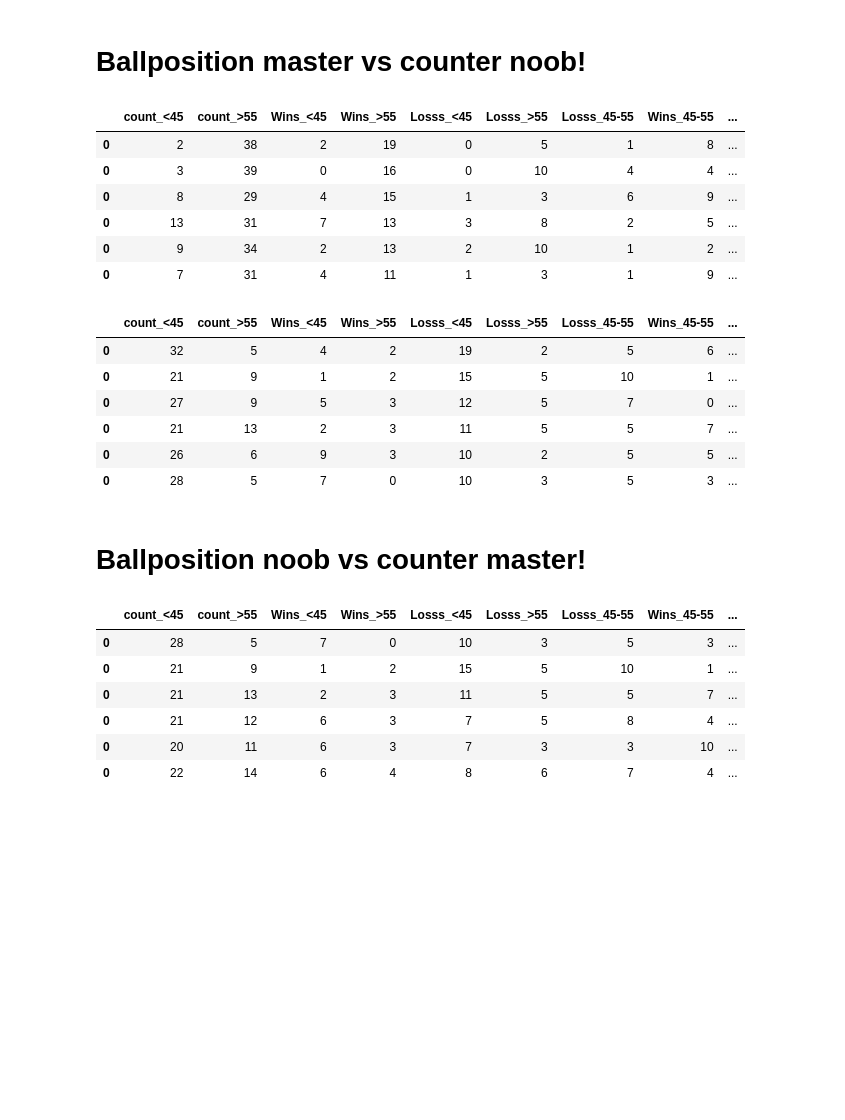
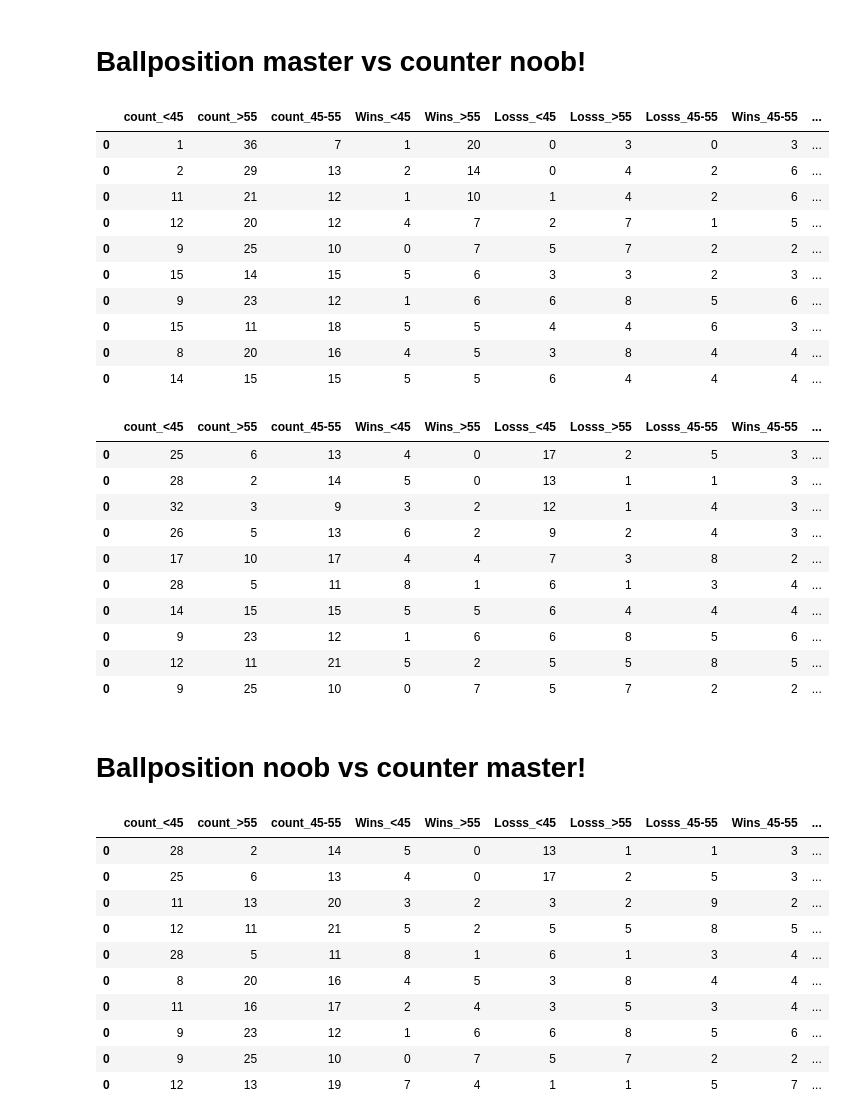
Before and after one commit to mgebele/football_stats, a Jupyter notebook: football_live.ipynb, the cells around one changed output. Drawn from its saved outputs; the diff is of its cells as text; code cells hidden in the pictures; blank space fills up the shorter version.

```diff
--- a/football_live.ipynb
+++ b/football_live.ipynb
@@ -13,7 +13,7 @@ from sqlalchemy.sql import text
 from sqlalchemy import create_engine
 
 pd.options.display.float_format = "{:,.3f}".format
-pd.set_option('display.max_rows', 15)
+pd.set_option('display.max_rows', 20)
 warnings.filterwarnings('ignore')
 
 # TEAMNAMES value in teamnamedict must match the htdatan teamname!
@@ -80,7 +80,7 @@ cleaned_names_saissons
 # %%
 odds_league = "fra2021"
 global saison
-saison = cleaned_names_saissons[1]
+saison = cleaned_names_saissons[2]
 # %%
 print(saison)
 
@@ -559,7 +565,6 @@ for xg_team in teamsoptions:
         dfxg_homexg_complete_game_all_bps = dfxg_homexg_complete_game_all_bps.diff(axis=1)
         dfxg_awayxg_complete_game_all_bps = dfxg_awayxg_complete_game_all_bps.diff(axis=1)
         pd.set_option('display.max_columns', None)
-        pd.set_option('display.max_rows', 6)
         # delete games where there is no two halftimes!
         df4Complete = df4Complete[df4Complete.groupby(
             'Opponent')['Opponent'].transform('size') >= 2]
@@ -729,7 +715,7 @@ df_team_agg_playstyle_all["Wins_>55_perc"] = df_team_agg_playstyle_all["Wins_>55
 df_team_agg_playstyle_all["Losss_45-55_perc"] = df_team_agg_playstyle_all["Losss_45-55"] *  100 / df_team_agg_playstyle_all["count_45-55"]
 df_team_agg_playstyle_all["Losss_<45_perc"] = df_team_agg_playstyle_all["Losss_<45"] *  100 / df_team_agg_playstyle_all["count_<45"]
 df_team_agg_playstyle_all["Losss_>55_perc"] = df_team_agg_playstyle_all["Losss_>55"] *  100 / df_team_agg_playstyle_all["count_>55"]
-df_team_agg_playstyle_all = df_team_agg_playstyle_all[['count_<45', 'count_>55', 'Wins_<45',
+df_team_agg_playstyle_all = df_team_agg_playstyle_all[['count_<45', 'count_>55', "count_45-55", 'Wins_<45',
     'Wins_>55', 'Losss_<45', 'Losss_>55', 'Losss_45-55', 'Wins_45-55',
         '>55_halftime_xg', '<45_halftime_xg', 'Team',
     'Wins_<45_perc', 'Wins_>55_perc',
@@ -834,37 +822,49 @@ res_list.append([df_team_agg_playstyle_all.sort_values("Wins_<45", ascending=Fal
 # %% [markdown]
 # Ballposition master vs counter noob!
 # %%
-df_team_agg_playstyle_all.sort_values("Wins_>55", ascending=False).head(6)
+df_team_agg_playstyle_all.sort_values("Wins_>55", ascending=False).head(10)
 # %% [output]
-|  | count_<45 | count_>55 | Wins_<45 | Wins_>55 | Losss_<45 | Losss_>55 | Losss_45-55 | Wins_45-55 | ... |
-| 0 | 2 | 38 | 2 | 19 | 0 | 5 | 1 | 8 | ... |
-| 0 | 3 | 39 | 0 | 16 | 0 | 10 | 4 | 4 | ... |
-| 0 | 8 | 29 | 4 | 15 | 1 | 3 | 6 | 9 | ... |
-| 0 | 13 | 31 | 7 | 13 | 3 | 8 | 2 | 5 | ... |
-| 0 | 9 | 34 | 2 | 13 | 2 | 10 | 1 | 2 | ... |
-| 0 | 7 | 31 | 4 | 11 | 1 | 3 | 1 | 9 | ... |
+|  | count_<45 | count_>55 | count_45-55 | Wins_<45 | Wins_>55 | Losss_<45 | Losss_>55 | Losss_45-55 | Wins_45-55 | ... |
+| 0 | 1 | 36 | 7 | 1 | 20 | 0 | 3 | 0 | 3 | ... |
+| 0 | 2 | 29 | 13 | 2 | 14 | 0 | 4 | 2 | 6 | ... |
+| 0 | 11 | 21 | 12 | 1 | 10 | 1 | 4 | 2 | 6 | ... |
+| 0 | 12 | 20 | 12 | 4 | 7 | 2 | 7 | 1 | 5 | ... |
+| 0 | 9 | 25 | 10 | 0 | 7 | 5 | 7 | 2 | 2 | ... |
+| 0 | 15 | 14 | 15 | 5 | 6 | 3 | 3 | 2 | 3 | ... |
+| 0 | 9 | 23 | 12 | 1 | 6 | 6 | 8 | 5 | 6 | ... |
+| 0 | 15 | 11 | 18 | 5 | 5 | 4 | 4 | 6 | 3 | ... |
+| 0 | 8 | 20 | 16 | 4 | 5 | 3 | 8 | 4 | 4 | ... |
+| 0 | 14 | 15 | 15 | 5 | 5 | 6 | 4 | 4 | 4 | ... |
 # %%
-df_team_agg_playstyle_all.sort_values("Losss_<45", ascending=False).head(6)
+df_team_agg_playstyle_all.sort_values("Losss_<45", ascending=False).head(10)
 # %% [output]
-|  | count_<45 | count_>55 | Wins_<45 | Wins_>55 | Losss_<45 | Losss_>55 | Losss_45-55 | Wins_45-55 | ... |
-| 0 | 32 | 5 | 4 | 2 | 19 | 2 | 5 | 6 | ... |
-| 0 | 21 | 9 | 1 | 2 | 15 | 5 | 10 | 1 | ... |
-| 0 | 27 | 9 | 5 | 3 | 12 | 5 | 7 | 0 | ... |
-| 0 | 21 | 13 | 2 | 3 | 11 | 5 | 5 | 7 | ... |
-| 0 | 26 | 6 | 9 | 3 | 10 | 2 | 5 | 5 | ... |
-| 0 | 28 | 5 | 7 | 0 | 10 | 3 | 5 | 3 | ... |
+|  | count_<45 | count_>55 | count_45-55 | Wins_<45 | Wins_>55 | Losss_<45 | Losss_>55 | Losss_45-55 | Wins_45-55 | ... |
+| 0 | 25 | 6 | 13 | 4 | 0 | 17 | 2 | 5 | 3 | ... |
+| 0 | 28 | 2 | 14 | 5 | 0 | 13 | 1 | 1 | 3 | ... |
+| 0 | 32 | 3 | 9 | 3 | 2 | 12 | 1 | 4 | 3 | ... |
+| 0 | 26 | 5 | 13 | 6 | 2 | 9 | 2 | 4 | 3 | ... |
+| 0 | 17 | 10 | 17 | 4 | 4 | 7 | 3 | 8 | 2 | ... |
+| 0 | 28 | 5 | 11 | 8 | 1 | 6 | 1 | 3 | 4 | ... |
+| 0 | 14 | 15 | 15 | 5 | 5 | 6 | 4 | 4 | 4 | ... |
+| 0 | 9 | 23 | 12 | 1 | 6 | 6 | 8 | 5 | 6 | ... |
+| 0 | 12 | 11 | 21 | 5 | 2 | 5 | 5 | 8 | 5 | ... |
+| 0 | 9 | 25 | 10 | 0 | 7 | 5 | 7 | 2 | 2 | ... |
 # %% [markdown]
 # Ballposition noob vs counter master!
 # %%
-df_team_agg_playstyle_all.sort_values("Wins_>55_perc", ascending=True).head(6)
+df_team_agg_playstyle_all.sort_values("Wins_>55_perc", ascending=True).head(10)
 # %% [output]
-|  | count_<45 | count_>55 | Wins_<45 | Wins_>55 | Losss_<45 | Losss_>55 | Losss_45-55 | Wins_45-55 | ... |
-| 0 | 28 | 5 | 7 | 0 | 10 | 3 | 5 | 3 | ... |
-| 0 | 21 | 9 | 1 | 2 | 15 | 5 | 10 | 1 | ... |
-| 0 | 21 | 13 | 2 | 3 | 11 | 5 | 5 | 7 | ... |
-| 0 | 21 | 12 | 6 | 3 | 7 | 5 | 8 | 4 | ... |
-| 0 | 20 | 11 | 6 | 3 | 7 | 3 | 3 | 10 | ... |
-| 0 | 22 | 14 | 6 | 4 | 8 | 6 | 7 | 4 | ... |
+|  | count_<45 | count_>55 | count_45-55 | Wins_<45 | Wins_>55 | Losss_<45 | Losss_>55 | Losss_45-55 | Wins_45-55 | ... |
+| 0 | 28 | 2 | 14 | 5 | 0 | 13 | 1 | 1 | 3 | ... |
+| 0 | 25 | 6 | 13 | 4 | 0 | 17 | 2 | 5 | 3 | ... |
+| 0 | 11 | 13 | 20 | 3 | 2 | 3 | 2 | 9 | 2 | ... |
+| 0 | 12 | 11 | 21 | 5 | 2 | 5 | 5 | 8 | 5 | ... |
+| 0 | 28 | 5 | 11 | 8 | 1 | 6 | 1 | 3 | 4 | ... |
+| 0 | 8 | 20 | 16 | 4 | 5 | 3 | 8 | 4 | 4 | ... |
+| 0 | 11 | 16 | 17 | 2 | 4 | 3 | 5 | 3 | 4 | ... |
+| 0 | 9 | 23 | 12 | 1 | 6 | 6 | 8 | 5 | 6 | ... |
+| 0 | 9 | 25 | 10 | 0 | 7 | 5 | 7 | 2 | 2 | ... |
+| 0 | 12 | 13 | 19 | 7 | 4 | 1 | 1 | 5 | 7 | ... |
 # %%
 df_team_agg_playstyle_all.sort_values("Losss_<45", ascending=True).head(6)
 # %% [output]
```
Also changed, not shown: parts of 11 cells of this notebook.
